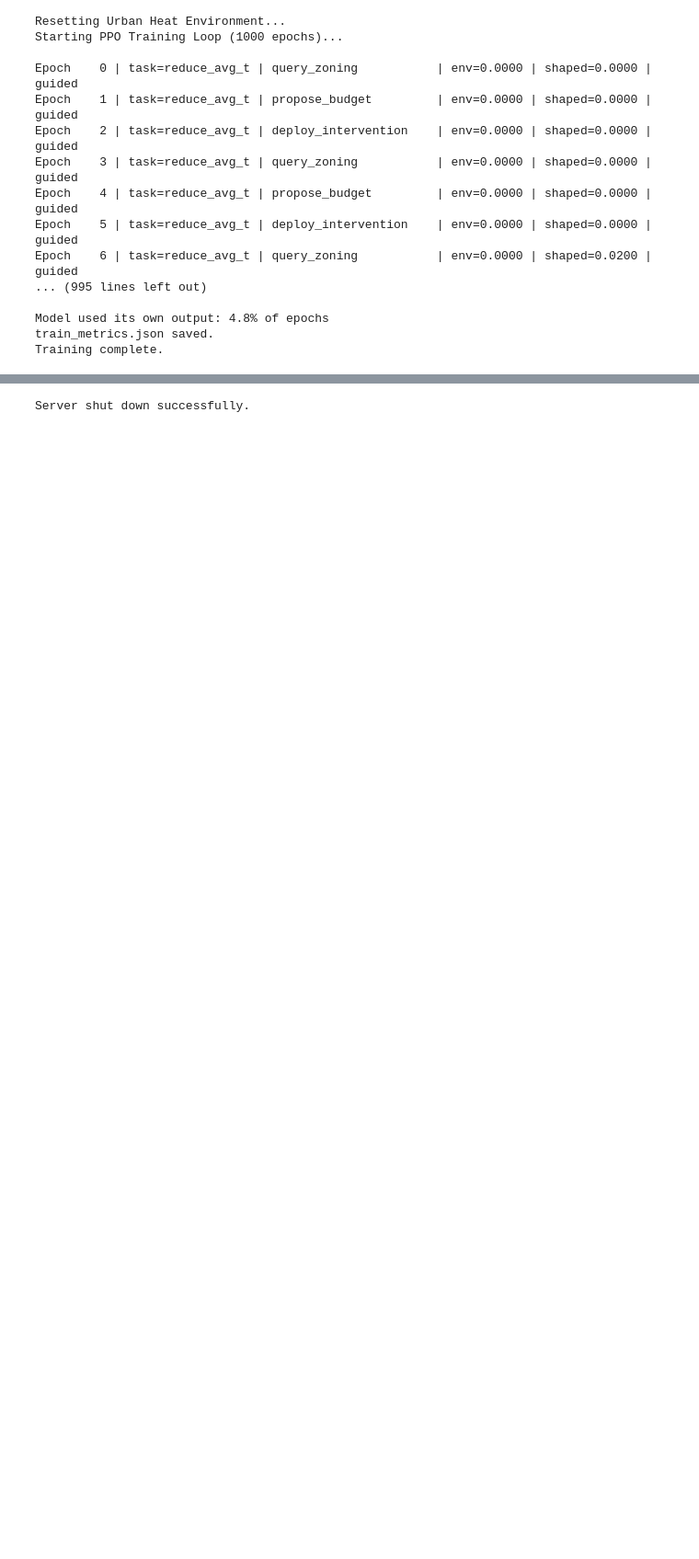
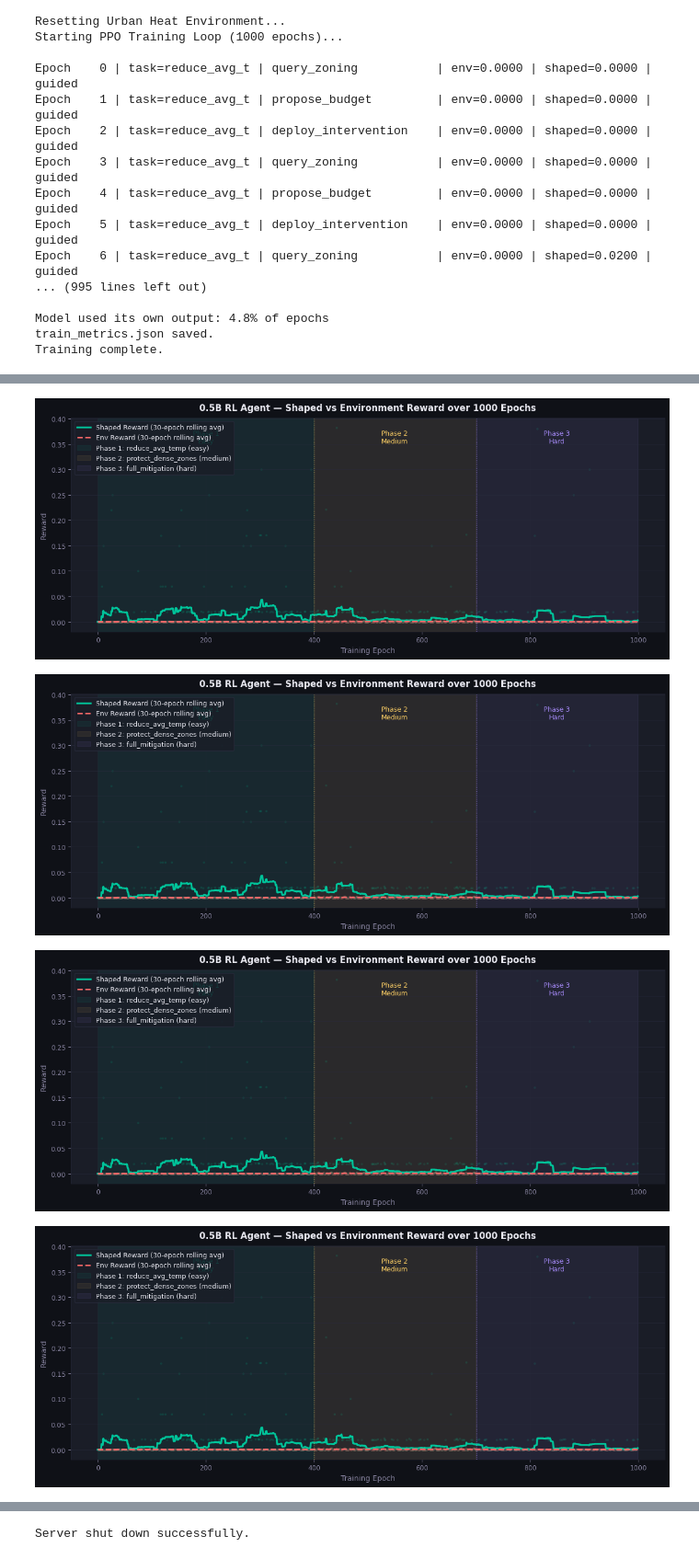
Before and after one commit to Shoaibahmed-2005/Urban-Heat-Round-2, a Jupyter notebook: train_trl.ipynb, the cells around one changed output, grey strips where cells are left out. Shown at 92% size. Cells and saved outputs as stored; diff of their text form; code cells hidden in the pictures; blank space fills up the shorter version.

```diff
--- a/train_trl.ipynb
+++ b/train_trl.ipynb
@@ -419,0 +156,35 @@ After training is complete, we terminate the background FastAPI process to free
+# %%
+fig, ax = plt.subplots(figsize=(12, 5))
+fig.patch.set_facecolor(DARK)
+
+ax.scatter(epochs, shaped_r, color=TEAL, alpha=0.10, s=5)
+ax.scatter(epochs, env_r,    color=RED,  alpha=0.10, s=5)
+ax.plot(epochs, roll(shaped_r), color=TEAL, lw=2.5,
+        label='Shaped Reward (30-epoch rolling avg)')
+ax.plot(epochs, roll(env_r),    color=RED,  lw=2.0, ls='--',
+        label='Env Reward (30-epoch rolling avg)')
+
+ax.axvspan(0,   399, alpha=0.07, color=TEAL,  label='Phase 1: reduce_avg_temp (easy)')
+ax.axvspan(400, 699, alpha=0.07, color=AMBER, label='Phase 2: protect_dense_zones (medium)')
+ax.axvspan(700, 999, alpha=0.07, color=PURP,  label='Phase 3: full_mitigation (hard)')
+ax.axvline(400, color=AMBER, lw=1, ls=':', alpha=0.7)
+ax.axvline(700, color=PURP,  lw=1, ls=':', alpha=0.7)
+
+yt = max(shaped_r) * 0.92
+ax.text(200, yt, 'Phase 1\nEasy',   color=TEAL,  fontsize=9, ha='center')
+ax.text(549, yt, 'Phase 2\nMedium', color=AMBER, fontsize=9, ha='center')
+ax.text(849, yt, 'Phase 3\nHard',   color=PURP,  fontsize=9, ha='center')
+
+style(ax, '0.5B RL Agent — Shaped vs Environment Reward over 1000 Epochs',
+      'Training Epoch', 'Reward')
+ax.legend(facecolor=CARD, edgecolor=GRID, labelcolor=TEXT, fontsize=9, loc='upper left')
+
+plt.tight_layout()
+plt.savefig('plot1_learning_curve.png', dpi=150, bbox_inches='tight', facecolor=DARK)
+plt.show()
+print("✓ plot1_learning_curve.png saved")
+# %% [output]
+[figure, added]
+[figure, added]
+[figure, added]
+[figure, added]
```
Also changed, not shown: parts of 20 cells of this notebook.
